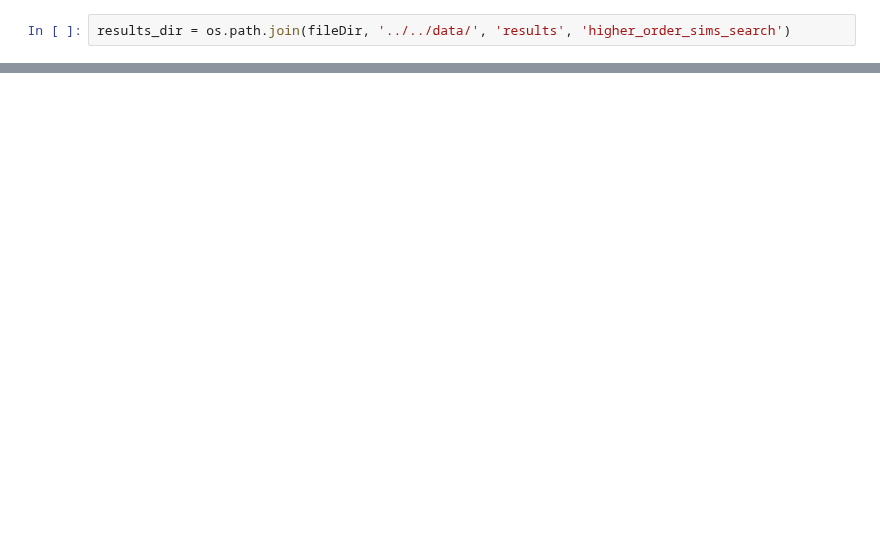
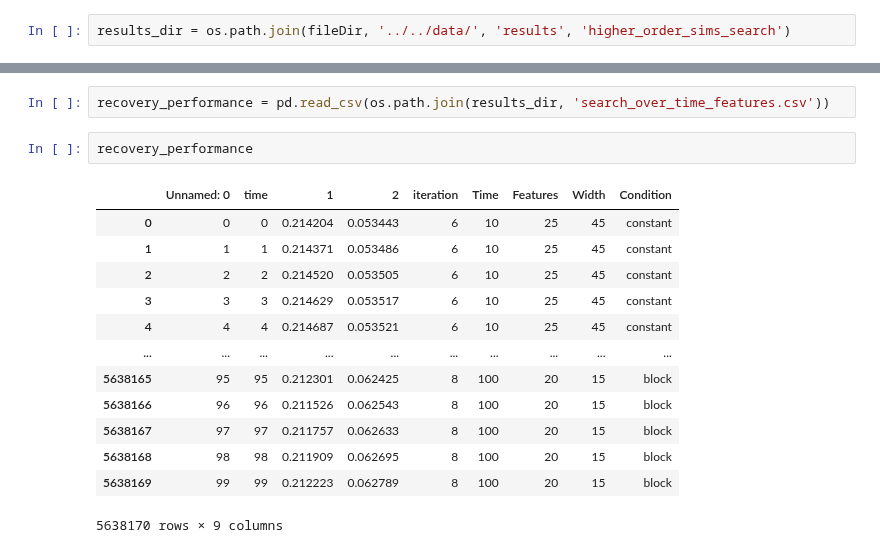
Before and after one commit to ContextLab/timecorr-paper, a Jupyter notebook: code/notebooks/timecorr_higher_order_search.ipynb, the cells around one changed output, grey strips where cells are left out. Saved outputs shown, nothing was run; the diff lists cells and outputs as text; blank space fills up the shorter version.

```diff
--- a/code/notebooks/timecorr_higher_order_search.ipynb
+++ b/code/notebooks/timecorr_higher_order_search.ipynb
@@ -68,3 +99,21 @@ results_dir = os.path.join(fileDir, '../../data/', 'results', 'higher_order_sims
+# %%
+recovery_performance = pd.read_csv(os.path.join(results_dir, 'search_over_time_features.csv'))
+# %%
+recovery_performance
+# %% [output]
+|  | Unnamed: 0 | time | 1 | 2 | iteration | Time | Features | Width | Condition |
+| 0 | 0 | 0 | 0.214204 | 0.053443 | 6 | 10 | 25 | 45 | constant |
+| 1 | 1 | 1 | 0.214371 | 0.053486 | 6 | 10 | 25 | 45 | constant |
+| 2 | 2 | 2 | 0.214520 | 0.053505 | 6 | 10 | 25 | 45 | constant |
+| 3 | 3 | 3 | 0.214629 | 0.053517 | 6 | 10 | 25 | 45 | constant |
+| 4 | 4 | 4 | 0.214687 | 0.053521 | 6 | 10 | 25 | 45 | constant |
+| ... | ... | ... | ... | ... | ... | ... | ... | ... | ... |
+| 5638165 | 95 | 95 | 0.212301 | 0.062425 | 8 | 100 | 20 | 15 | block |
+| 5638166 | 96 | 96 | 0.211526 | 0.062543 | 8 | 100 | 20 | 15 | block |
+| 5638167 | 97 | 97 | 0.211757 | 0.062633 | 8 | 100 | 20 | 15 | block |
+| 5638168 | 98 | 98 | 0.211909 | 0.062695 | 8 | 100 | 20 | 15 | block |
+| 5638169 | 99 | 99 | 0.212223 | 0.062789 | 8 | 100 | 20 | 15 | block |
+5638170 rows × 9 columns
 # %%
 fig, axn = plt.subplots(2, 4, sharex=True, sharey=True, figsize=(16,10))
 
```
Also changed, not shown: parts of 5 cells of this notebook.
